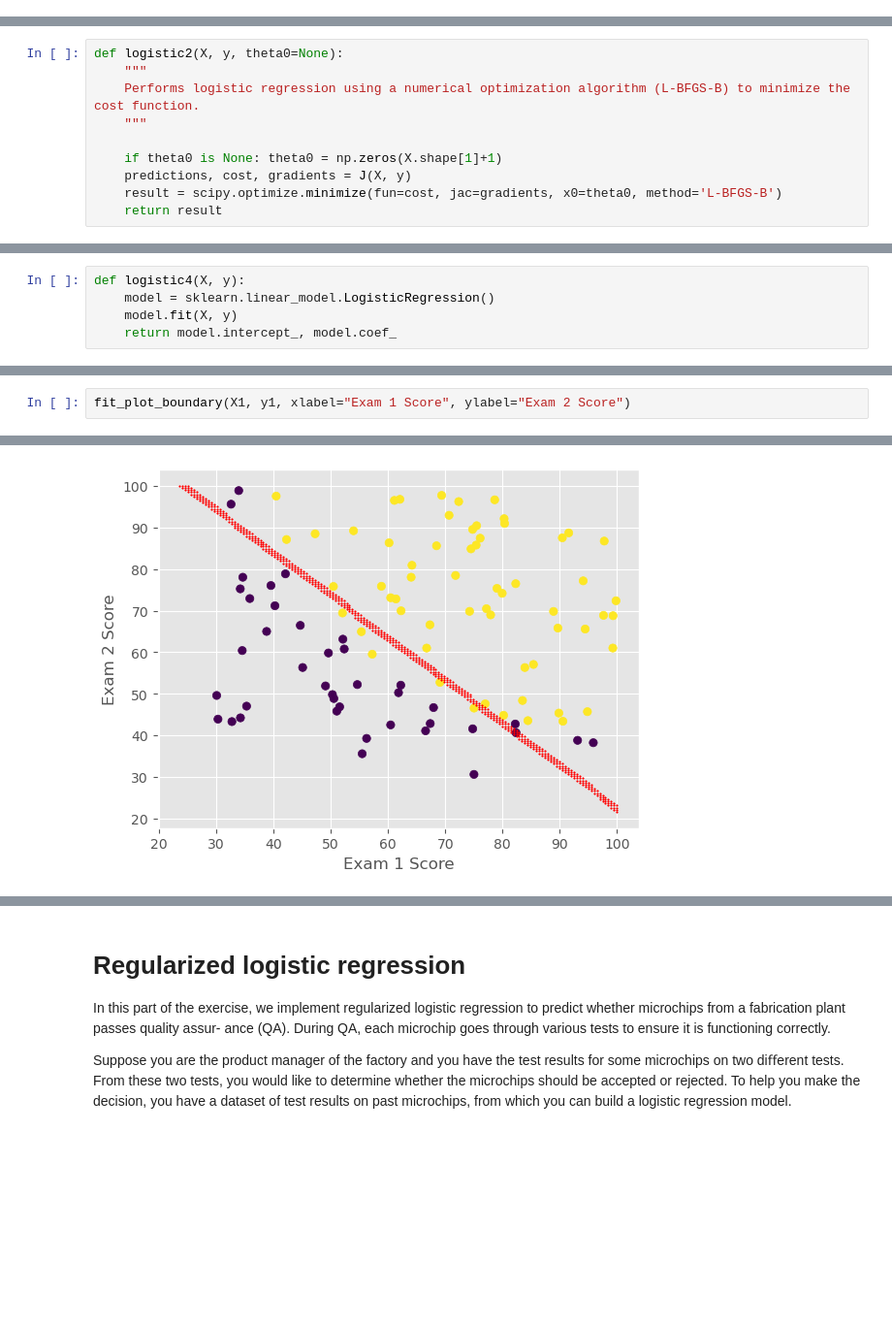
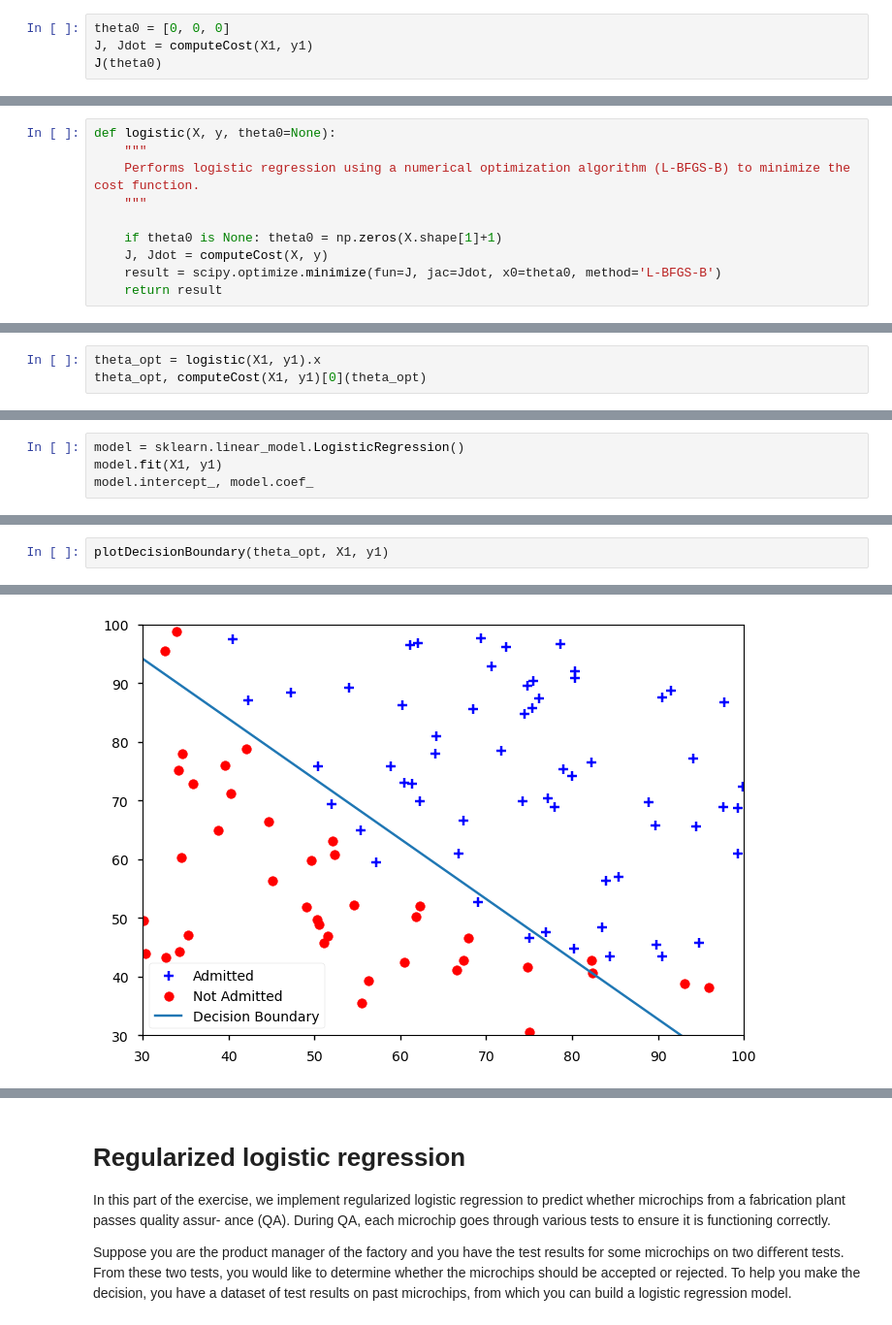
Before and after one commit to samisaf/Learning-AI, a Jupyter notebook: Coursera - Octave Machine Learning/02 Logistic Regression.ipynb, the cells around one changed output, grey strips where cells are left out. Shown at 97% size. Saved outputs shown, nothing was run; the diff lists cells and outputs as text; blank space fills up the shorter version.

Commit message:
updates logistic regression

```diff
--- a/Coursera - Octave Machine Learning/02 Logistic Regression.ipynb
+++ b/Coursera - Octave Machine Learning/02 Logistic Regression.ipynb
@@ -74,0 +171,4 @@ def J(X, y):
+# %%
+theta0 = [0, 0, 0]
+J, Jdot = computeCost(X1, y1)
+J(theta0)
@@ -99,10 +218,10 @@ def logistic1(X, y, theta0=None, learning_rate=0.01, iterations=1000):
 # %%
-def logistic2(X, y, theta0=None):
+def logistic(X, y, theta0=None):
     """
     Performs logistic regression using a numerical optimization algorithm (L-BFGS-B) to minimize the cost function.
     """
 
     if theta0 is None: theta0 = np.zeros(X.shape[1]+1)
-    predictions, cost, gradients = J(X, y)
-    result = scipy.optimize.minimize(fun=cost, jac=gradients, x0=theta0, method='L-BFGS-B')
+    J, Jdot = computeCost(X, y)
+    result = scipy.optimize.minimize(fun=J, jac=Jdot, x0=theta0, method='L-BFGS-B')
     return result
@@ -118,0 +228,3 @@ def logistic3(X, y, theta0=None):
+# %%
+theta_opt = logistic(X1, y1).x
+theta_opt, computeCost(X1, y1)[0](theta_opt)
@@ -119,5 +233,4 @@ def logistic3(X, y, theta0=None):
 # %%
-def logistic4(X, y):
-    model = sklearn.linear_model.LogisticRegression()
-    model.fit(X, y)
-    return model.intercept_, model.coef_
+model = sklearn.linear_model.LogisticRegression()
+model.fit(X1, y1)
+model.intercept_, model.coef_
@@ -236,3 +242,3 @@ def fit_plot_boundary(X, y, xmin=0, ymin=0, xmax=100, ymax=100, xlabel='', ylabe
 # %%
-fit_plot_boundary(X1, y1, xlabel="Exam 1 Score", ylabel="Exam 2 Score")
+plotDecisionBoundary(theta_opt, X1, y1)
 # %% [output]
@@ -239 +246 @@ fit_plot_boundary(X1, y1, xlabel="Exam 1 Score", ylabel="Exam 2 Score")
-[figure, old version]
+[figure, new version]
```
Also changed, not shown: parts of 51 cells of this notebook, 7 other files.
